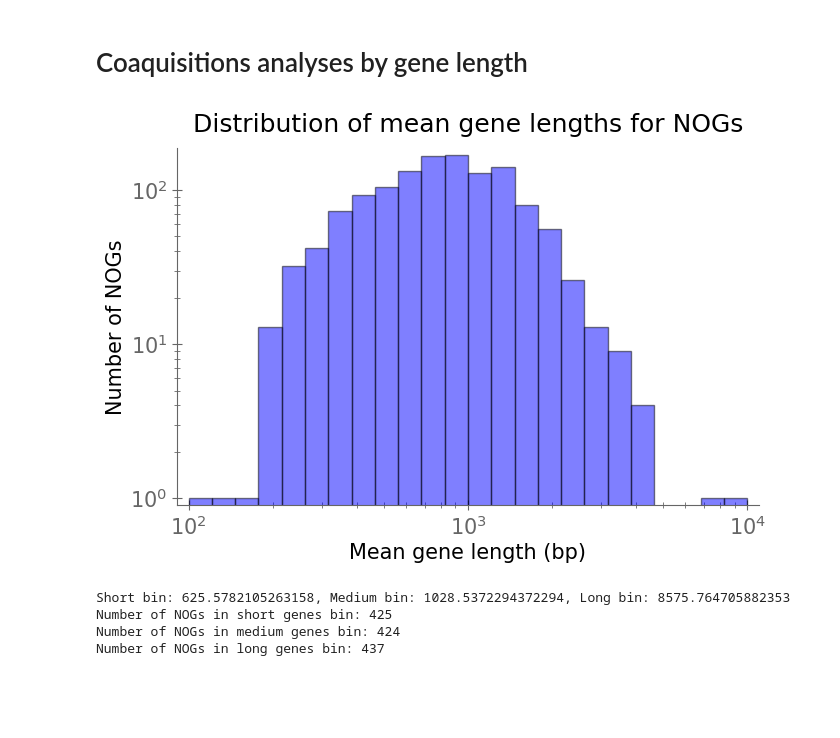
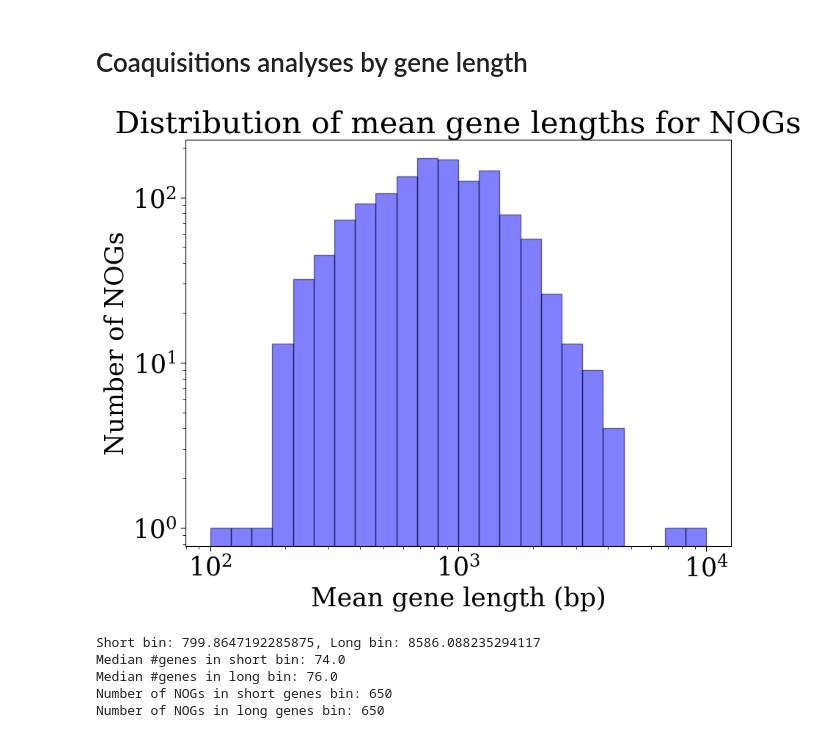
Before and after one commit to swstkm/hgt_inference_comparative_study, a Jupyter notebook: 03-analyse_outputs/03-05-coacquisitions_by_gene_characteristics.ipynb, the cells around one changed output. Drawn from its saved outputs; the diff is of its cells as text; code cells hidden in the pictures; blank space fills up the shorter version.

Commit message:
streamline manual stringency method coacq compilation, update plot aesthetics

```diff
--- a/03-analyse_outputs/03-05-coacquisitions_by_gene_characteristics.ipynb
+++ b/03-analyse_outputs/03-05-coacquisitions_by_gene_characteristics.ipynb
@@ -31,9 +31,12 @@ with open('lib/plot_marker_styles.json', 'r') as f:
     # this is a dictionary such that for each method it contains
     # a dict of marker styles for 'pyplot', 'plotly', 'marker_color', 'face_color'
 
+# set global pyplot font to be serif
+plt.rcParams['font.family'] = 'serif'
+
 neighbor_genes_between_cutoffs = [1]
 minimum_genome_size = 1000  # minimum genome size to consider a genome (i.e. contig or chromosome) for analysis
-min_coacquisitions = 10  # minimum number of coacquisitions to consider a threshold of a method for analysis
+min_coacquisitions = 20  # minimum number of coacquisitions to consider a threshold of a method for analysis
 # minimum number of coacquisitions with known positions, as a certain numerator, for considering it for percentage calculation
 # e.g. for the percentage of coacquisitions that are neighbors,
 # we need at least this meany neighbors that are coacquired for a given transfer threshold of a method to be considered
@@ -71,44 +94,51 @@ members_df = pd.read_csv(members_filepath, sep='\t', header=None, usecols=[1, 2,
                          names=['NOG', '#taxa', '#genes', 'genes'])
 # genes column is csv. Split and explode
 members_df['genes'] = members_df['genes'].str.split(',')
 members_exploded_df = members_df.explode('genes')
 members_exploded_df = members_exploded_df.merge(
     gene_features_df, left_on='genes', right_index=True, how='left')
-nog_gene_lengths_df = members_exploded_df.groupby('NOG').agg({'gene_length': 'mean'}).rename(
-    columns={'gene_length': 'mean_gene_length'}).reset_index()
+nog_gene_lengths_df = members_exploded_df.groupby('NOG').agg({'gene_length': 'mean', '#genes': 'median'}).rename(
+    columns={'gene_length': 'mean_gene_length', 'nog_size': "median_nog_size"}).reset_index()
 
 # plot hist distribution of mean gene lengths for NOGs. The distribution is log-normal so the bins are log-spaced
 fig, ax = plt.subplots()
 ax.hist(nog_gene_lengths_df['mean_gene_length'], bins=np.logspace(2, 4, 25).tolist(),
         color='blue', alpha=0.5, edgecolor='black')
 ax.set_xscale('log')
 ax.set_yscale('log')
 ax.set_xlabel('Mean gene length (bp)')
 ax.set_ylabel('Number of NOGs')
 ax.set_title('Distribution of mean gene lengths for NOGs')
 plt.show()
 
 # split the bins into 3 categories: short, medium, long
 # the bins are equally spaced (similar number of NOGs in each bin, not in logspace)
 total_num_nogs = nog_gene_lengths_df.shape[0]
-short_bin = float(np.percentile(nog_gene_lengths_df['mean_gene_length'], 33))
-medium_bin = float(np.percentile(nog_gene_lengths_df['mean_gene_length'], 66))
+short_bin = float(np.percentile(nog_gene_lengths_df['mean_gene_length'], 50))
+# medium_bin = float(np.percentile(nog_gene_lengths_df['mean_gene_length'], 66))
 long_bin = float(np.percentile(nog_gene_lengths_df['mean_gene_length'], 100))
-print(f'Short bin: {short_bin}, Medium bin: {medium_bin}, Long bin: {long_bin}')
+# print(f'Short bin: {short_bin}, Medium bin: {medium_bin}, Long bin: {long_bin}')
+print(f'Short bin: {short_bin}, Long bin: {long_bin}')
+
+# print median #genes in each bin
+print(f'Median #genes in short bin: {nog_gene_lengths_df[nog_gene_lengths_df["mean_gene_length"] <= short_bin]["#genes"].median()}')
+# print(f'Median #genes in medium bin: {nog_gene_lengths_df[(nog_gene_lengths_df["mean_gene_length"] > short_bin) & (nog_gene_lengths_df["mean_gene_length"] <= medium_bin)]["#genes"].median()}')
+print(f'Median #genes in long bin: {nog_gene_lengths_df[nog_gene_lengths_df["mean_gene_length"] > short_bin]["#genes"].median()}')
 
 short_nogs = nog_gene_lengths_df[nog_gene_lengths_df['mean_gene_length'].between(
     0, short_bin)]
-medium_nogs = nog_gene_lengths_df[nog_gene_lengths_df['mean_gene_length'].between(
-    short_bin, medium_bin)]
+# medium_nogs = nog_gene_lengths_df[nog_gene_lengths_df['mean_gene_length'].between(
+#     short_bin, medium_bin)]
 long_nogs = nog_gene_lengths_df[nog_gene_lengths_df['mean_gene_length'].between(
-    medium_bin, long_bin)]
+    short_bin, long_bin)]
 
 print(f'Number of NOGs in short genes bin: {short_nogs.shape[0]}')
-print(f'Number of NOGs in medium genes bin: {medium_nogs.shape[0]}')
+# print(f'Number of NOGs in medium genes bin: {medium_nogs.shape[0]}')
 print(f'Number of NOGs in long genes bin: {long_nogs.shape[0]}')
 # %% [output]
-[figure, old version]
+[figure, new version]
-Short bin: 625.5782105263158, Medium bin: 1028.5372294372294, Long bin: 8575.764705882353
-Number of NOGs in short genes bin: 425
-Number of NOGs in medium genes bin: 424
-Number of NOGs in long genes bin: 437
+Short bin: 799.8647192285875, Long bin: 8586.088235294117
+Median #genes in short bin: 74.0
+Median #genes in long bin: 76.0
+Number of NOGs in short genes bin: 650
+Number of NOGs in long genes bin: 650
```
Also changed, not shown: parts of 11 cells of this notebook.
